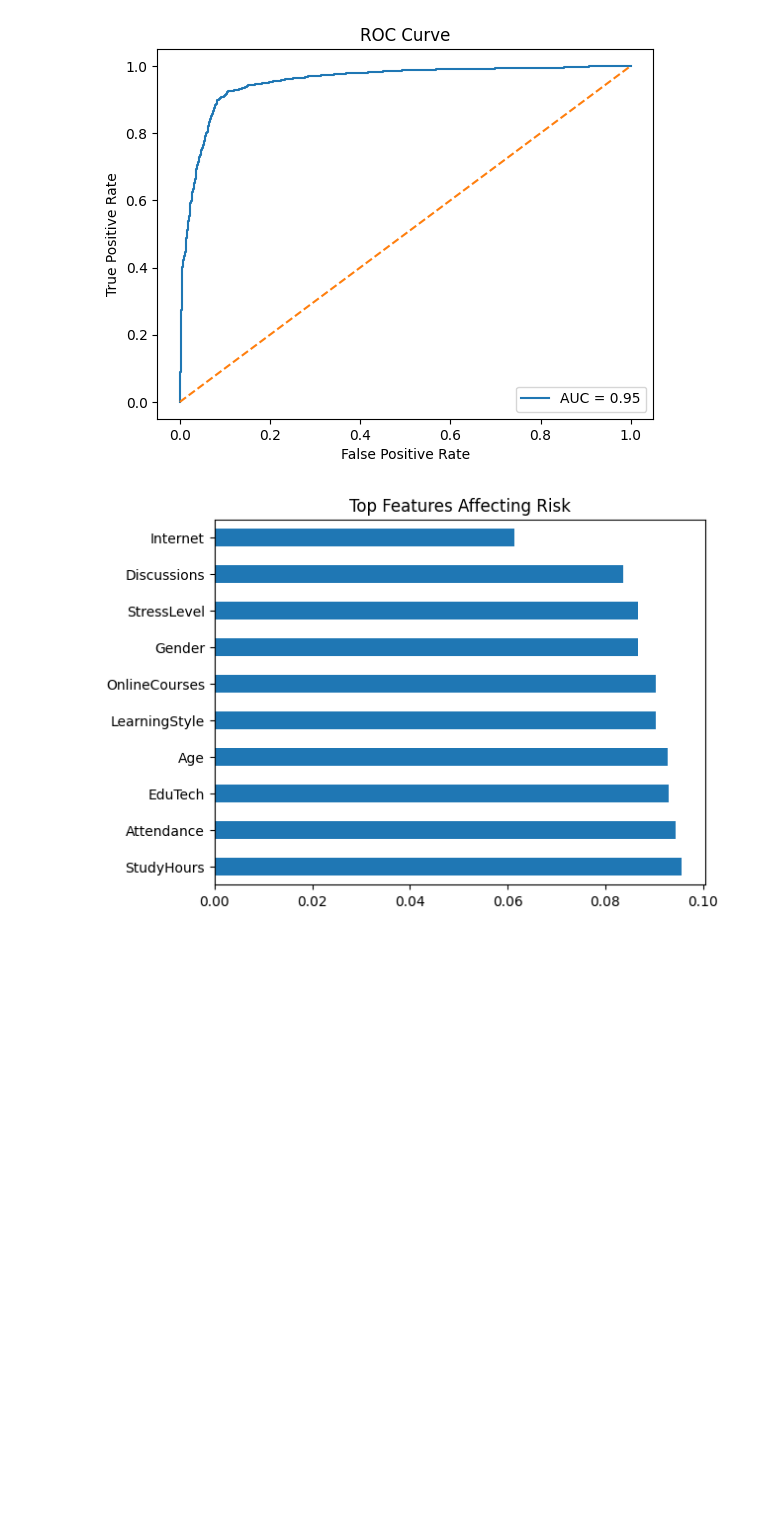
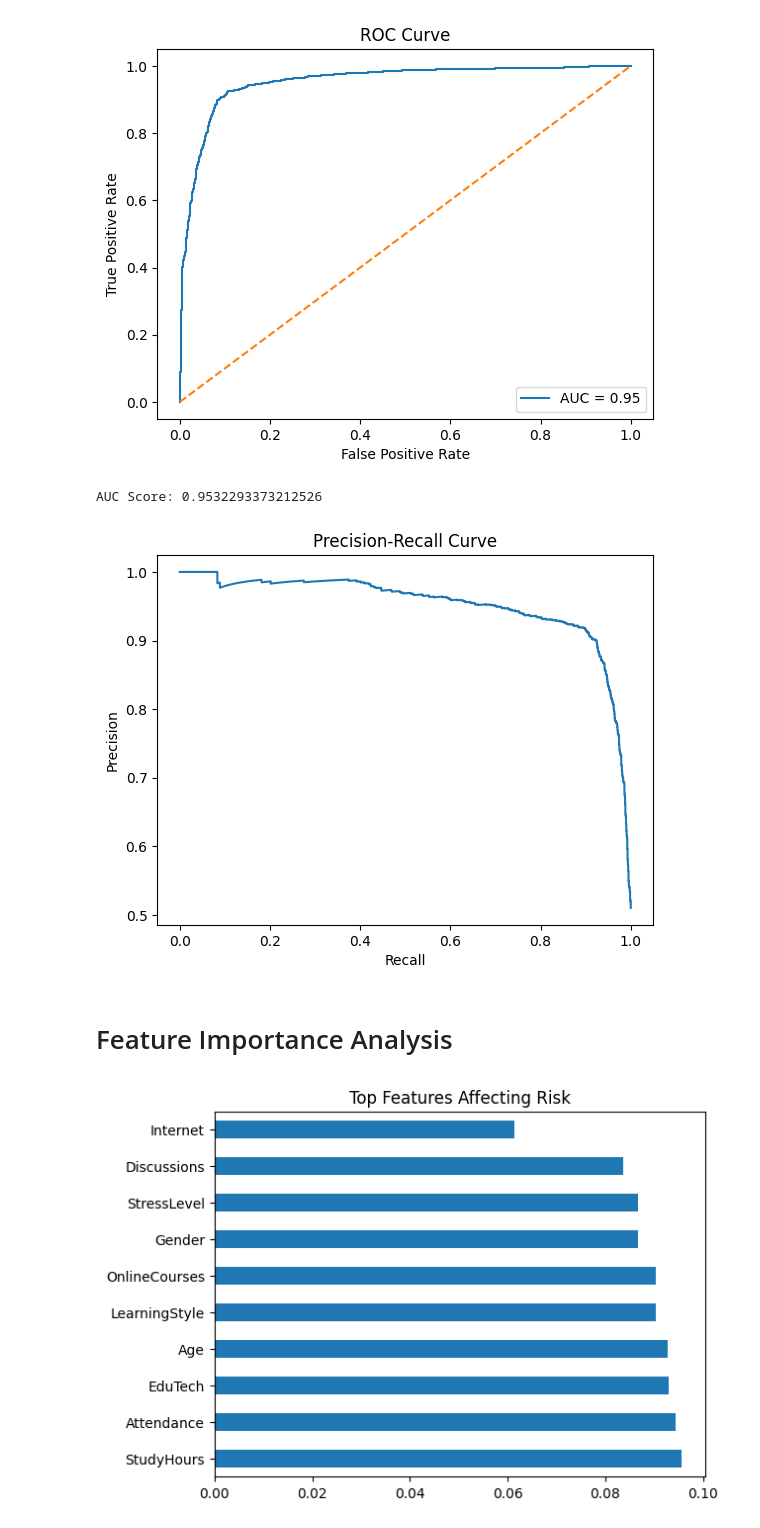
Before and after one commit to khadijaelewa/bachelorproject, a Jupyter notebook: enhancements2.ipynb, the cells around one changed output. Drawn from its saved outputs; the diff is of its cells as text; code cells hidden in the pictures; blank space fills up the shorter version.

```diff
--- a/enhancements2.ipynb
+++ b/enhancements2.ipynb
@@ -102,18 +136,20 @@ plt.show()
 # %%
-xgb = XGBClassifier(eval_metric='logloss', random_state=42)
+from sklearn.model_selection import GridSearchCV, StratifiedKFold
+
+xgb = XGBClassifier(random_state=42, eval_metric='logloss')
 
 param_grid = {
     'n_estimators': [100, 200],
-    'max_depth': [3, 5, 7],
-    'learning_rate': [0.01, 0.1],
-    'subsample': [0.8, 1]
+    'max_depth': [3, 5],
+    'learning_rate': [0.05, 0.1],
 }
 
 cv = StratifiedKFold(n_splits=5, shuffle=True, random_state=42)
 
-grid_xgb = GridSearchCV(xgb, param_grid, cv=cv, scoring='f1', n_jobs=-1)
-grid_xgb.fit(X_train_res, y_train_res)
+grid = GridSearchCV(xgb, param_grid, cv=cv, scoring='f1', n_jobs=-1)
+grid.fit(X_train_res, y_train_res)
 
-best_xgb = grid_xgb.best_estimator_
-print("Best Parameters:", grid_xgb.best_params_)
+best_model = grid.best_estimator_
+
+print("Best Params:", grid.best_params_)
 # %% [output]
@@ -151,6 +224,24 @@ plt.legend()
 plt.show()
 # %% [output]
 [figure]
+# %%
+print("AUC Score:", auc)
+# %% [output]
+AUC Score: 0.9532293373212526
+# %%
+from sklearn.metrics import precision_recall_curve
+
+precision, recall, _ = precision_recall_curve(y_test, y_probs)
+
+plt.plot(recall, precision)
+plt.xlabel("Recall")
+plt.ylabel("Precision")
+plt.title("Precision-Recall Curve")
+plt.show()
+# %% [output]
+[figure, added]
+# %% [markdown]
+# Feature Importance Analysis
 # %%
 importance = best_xgb.feature_importances_
 features = X.columns
```
Also changed, not shown: parts of 21 cells of this notebook.
